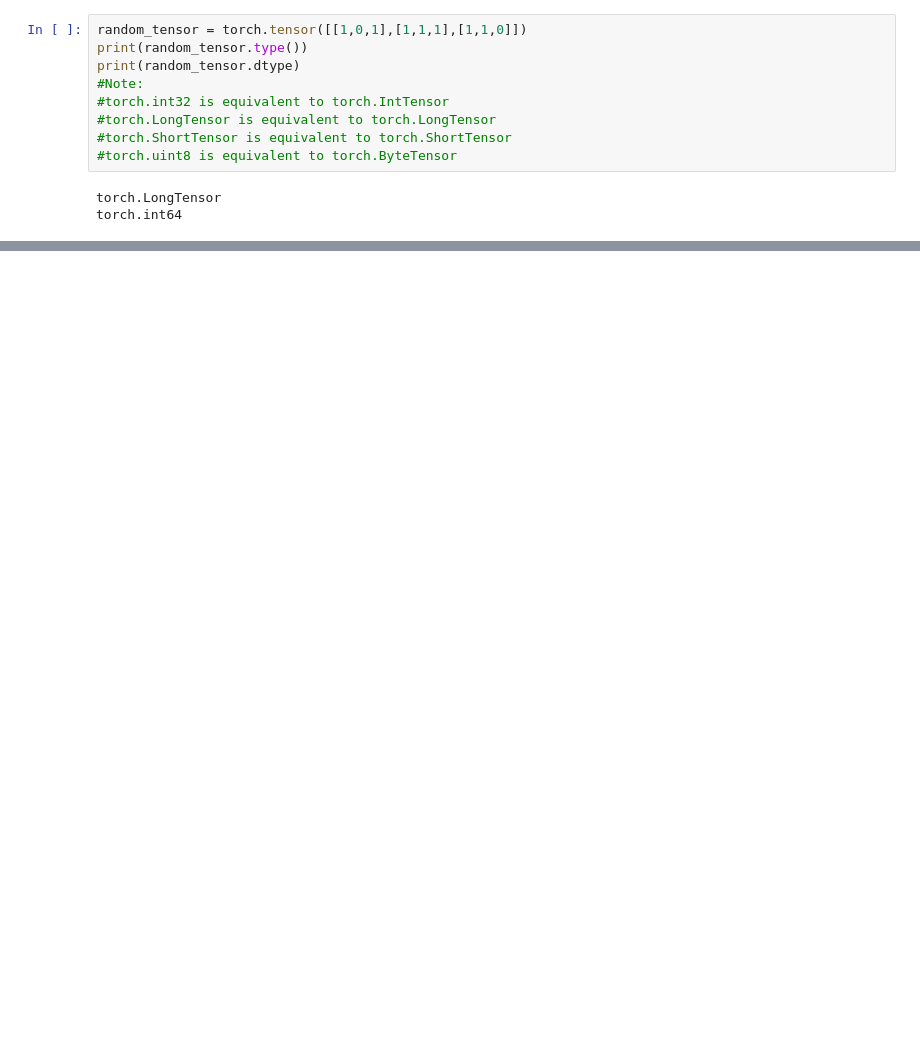
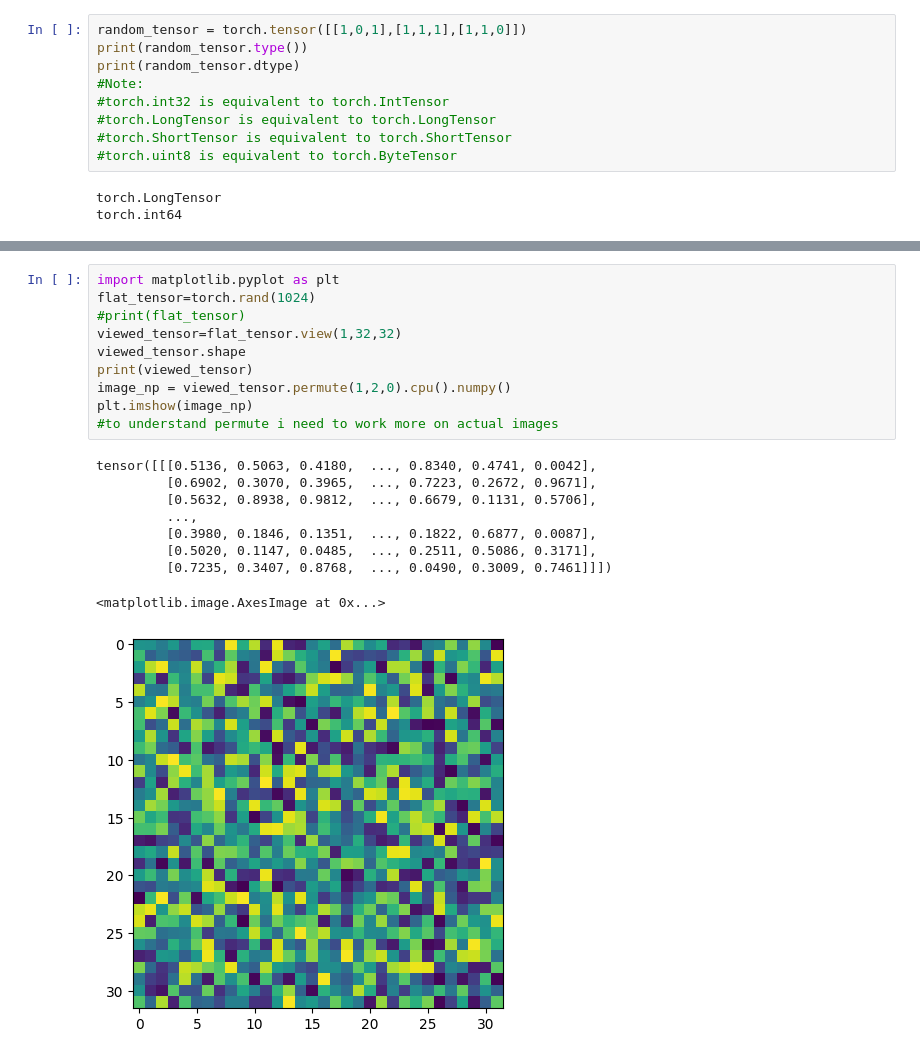
Before and after one commit to bhagyamchandrapati/Deep-Learning, a Jupyter notebook: pytorch_for_deeplearning_1.ipynb, the cells around one changed output, grey strips where cells are left out. Cells and saved outputs as stored; diff of their text form; blank space fills up the shorter version.

```diff
--- a/pytorch_for_deeplearning_1.ipynb
+++ b/pytorch_for_deeplearning_1.ipynb
@@ -163,0 +194,20 @@ random tensor values after applying inplace log2 fuction: tensor([[-1.0604, -0.5
+# %%
+import matplotlib.pyplot as plt
+flat_tensor=torch.rand(1024)
+#print(flat_tensor)
+viewed_tensor=flat_tensor.view(1,32,32)
+viewed_tensor.shape
+print(viewed_tensor)
+image_np = viewed_tensor.permute(1,2,0).cpu().numpy()
+plt.imshow(image_np)
+#to understand permute i need to work more on actual images
+# %% [output]
+tensor([[[0.5136, 0.5063, 0.4180,  ..., 0.8340, 0.4741, 0.0042],
+         [0.6902, 0.3070, 0.3965,  ..., 0.7223, 0.2672, 0.9671],
+         [0.5632, 0.8938, 0.9812,  ..., 0.6679, 0.1131, 0.5706],
+         ...,
+         [0.3980, 0.1846, 0.1351,  ..., 0.1822, 0.6877, 0.0087],
+         [0.5020, 0.1147, 0.0485,  ..., 0.2511, 0.5086, 0.3171],
+         [0.7235, 0.3407, 0.8768,  ..., 0.0490, 0.3009, 0.7461]]])
+<matplotlib.image.AxesImage at 0x...>
+[figure, added]
```
Also changed, not shown: parts of 9 cells of this notebook.
